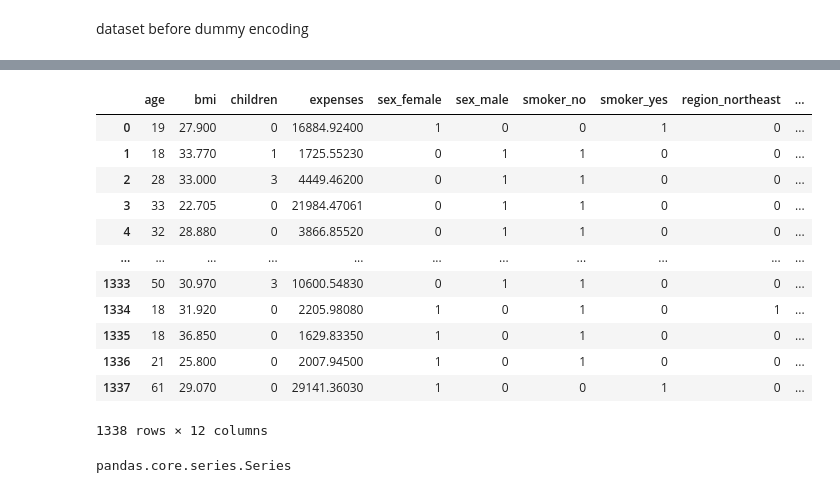
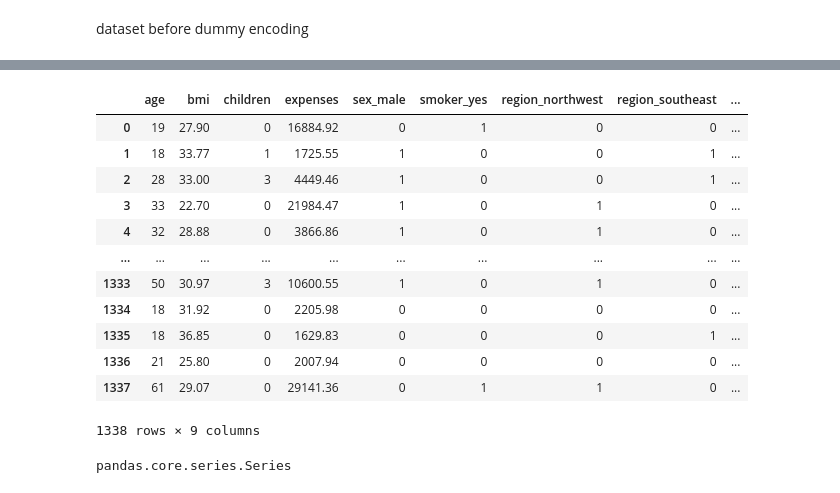
Before and after one commit to matthewpecsok/4482_fall_2022, a Jupyter notebook: tutorials/Regression_and_regression_trees_insurance_tutorial.ipynb, the cells around one changed output, grey strips where cells are left out. Saved outputs shown, nothing was run; the diff lists cells and outputs as text; code cells hidden in the pictures.

```diff
--- a/tutorials/Regression_and_regression_trees_insurance_tutorial.ipynb
+++ b/tutorials/Regression_and_regression_trees_insurance_tutorial.ipynb
@@ -23,4 +23,7 @@ from sklearn.model_selection import KFold
 from sklearn import metrics
 
 from sklearn.model_selection import cross_validate
+# %%
+pd.options.display.float_format = '{:.2f}'.format # when creating means and std dev from our
+# metrics we would get scientific notation without specifying this
 # %% [markdown]
@@ -117,22 +120,22 @@ insurance
 #dataset after dummy encoding
 # %%
 # dummy encode the dataframe
-insurance_enc = pd.get_dummies(insurance)
+insurance_enc = pd.get_dummies(insurance,drop_first=True)
 insurance_enc
 # %% [output]
-|  | age | bmi | children | expenses | sex_female | sex_male | smoker_no | smoker_yes | region_northeast | ... |
-| 0 | 19 | 27.900 | 0 | 16884.92400 | 1 | 0 | 0 | 1 | 0 | ... |
-| 1 | 18 | 33.770 | 1 | 1725.55230 | 0 | 1 | 1 | 0 | 0 | ... |
-| 2 | 28 | 33.000 | 3 | 4449.46200 | 0 | 1 | 1 | 0 | 0 | ... |
-| 3 | 33 | 22.705 | 0 | 21984.47061 | 0 | 1 | 1 | 0 | 0 | ... |
-| 4 | 32 | 28.880 | 0 | 3866.85520 | 0 | 1 | 1 | 0 | 0 | ... |
-| ... | ... | ... | ... | ... | ... | ... | ... | ... | ... | ... |
-| 1333 | 50 | 30.970 | 3 | 10600.54830 | 0 | 1 | 1 | 0 | 0 | ... |
-| 1334 | 18 | 31.920 | 0 | 2205.98080 | 1 | 0 | 1 | 0 | 1 | ... |
-| 1335 | 18 | 36.850 | 0 | 1629.83350 | 1 | 0 | 1 | 0 | 0 | ... |
-| 1336 | 21 | 25.800 | 0 | 2007.94500 | 1 | 0 | 1 | 0 | 0 | ... |
-| 1337 | 61 | 29.070 | 0 | 29141.36030 | 1 | 0 | 0 | 1 | 0 | ... |
+|  | age | bmi | children | expenses | sex_male | smoker_yes | region_northwest | region_southeast | ... |
+| 0 | 19 | 27.90 | 0 | 16884.92 | 0 | 1 | 0 | 0 | ... |
+| 1 | 18 | 33.77 | 1 | 1725.55 | 1 | 0 | 0 | 1 | ... |
+| 2 | 28 | 33.00 | 3 | 4449.46 | 1 | 0 | 0 | 1 | ... |
+| 3 | 33 | 22.70 | 0 | 21984.47 | 1 | 0 | 1 | 0 | ... |
+| 4 | 32 | 28.88 | 0 | 3866.86 | 1 | 0 | 1 | 0 | ... |
+| ... | ... | ... | ... | ... | ... | ... | ... | ... | ... |
+| 1333 | 50 | 30.97 | 3 | 10600.55 | 1 | 0 | 1 | 0 | ... |
+| 1334 | 18 | 31.92 | 0 | 2205.98 | 0 | 0 | 0 | 0 | ... |
+| 1335 | 18 | 36.85 | 0 | 1629.83 | 0 | 0 | 0 | 1 | ... |
+| 1336 | 21 | 25.80 | 0 | 2007.94 | 0 | 0 | 0 | 0 | ... |
+| 1337 | 61 | 29.07 | 0 | 29141.36 | 0 | 1 | 1 | 0 | ... |
-1338 rows × 12 columns
+1338 rows × 9 columns
 # %%
 # remove the target variable from our insurance_enc dataset and put it into a new variable, all in one command
 y_target = insurance_enc.pop('expenses')
```
Also changed, not shown: parts of 21 cells of this notebook.
